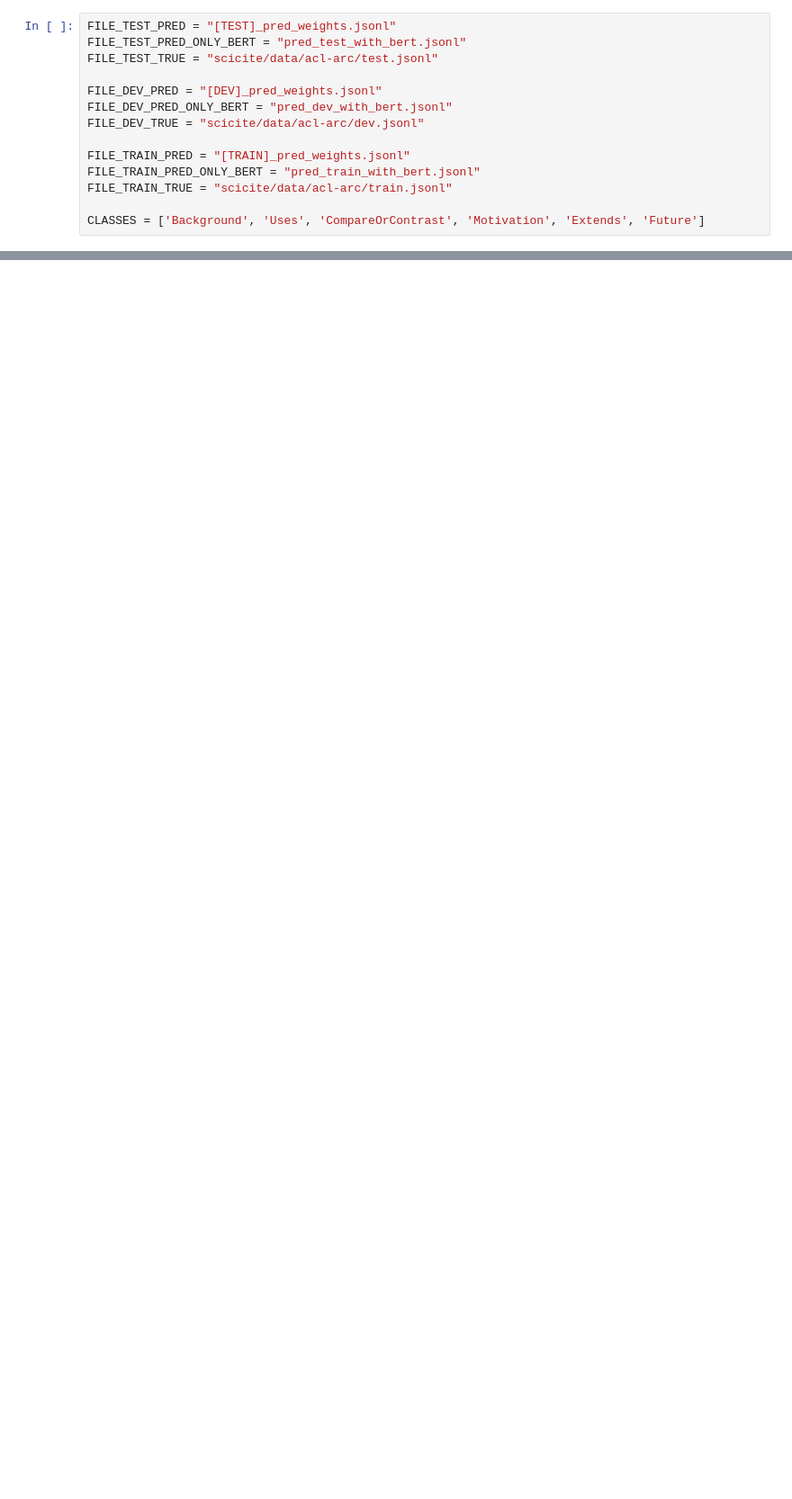
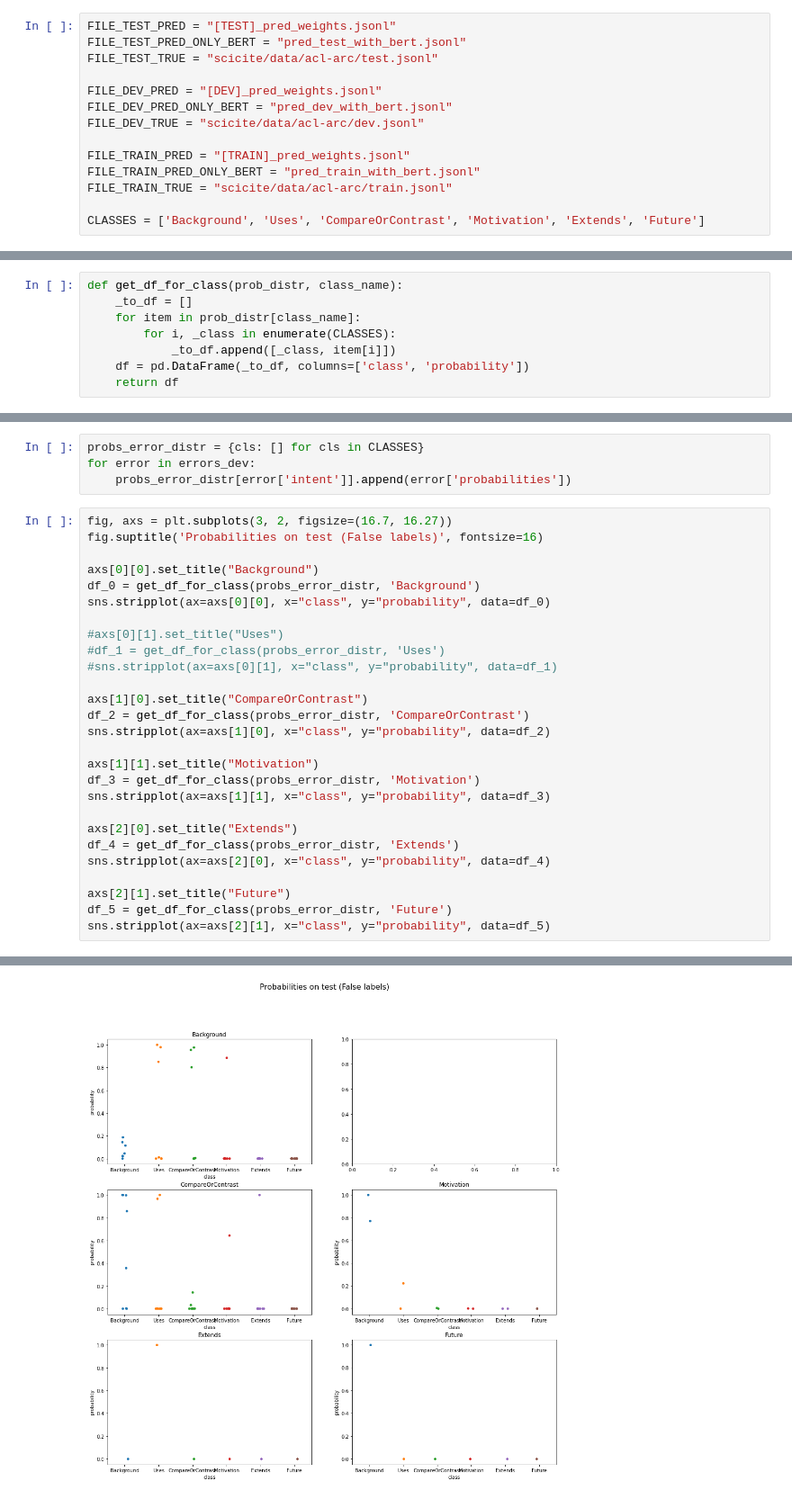
Before and after one commit to se4en/scicite, a Jupyter notebook: errors_analize.ipynb, the cells around one changed output, grey strips where cells are left out. Shown: that part at 90% size. Saved outputs shown, nothing was run; the diff lists cells and outputs as text; blank space fills up the shorter version.

```diff
--- a/errors_analize.ipynb
+++ b/errors_analize.ipynb
@@ -72,0 +136,8 @@ def get_true_examples_patterns(true_file, pred_file)
+# %%
+def get_df_for_class(prob_distr, class_name):
+    _to_df = []
+    for item in prob_distr[class_name]:
+        for i, _class in enumerate(CLASSES):
+            _to_df.append([_class, item[i]])
+    df = pd.DataFrame(_to_df, columns=['class', 'probability'])
+    return df
@@ -72,0 +174,32 @@ def get_true_examples_patterns(true_file, pred_file)
+# %%
+probs_error_distr = {cls: [] for cls in CLASSES}
+for error in errors_dev:
+    probs_error_distr[error['intent']].append(error['probabilities'])
+# %%
+fig, axs = plt.subplots(3, 2, figsize=(16.7, 16.27))
+fig.suptitle('Probabilities on test (False labels)', fontsize=16)
+
+axs[0][0].set_title("Background")
+df_0 = get_df_for_class(probs_error_distr, 'Background')
+sns.stripplot(ax=axs[0][0], x="class", y="probability", data=df_0)
+
+#axs[0][1].set_title("Uses")
+#df_1 = get_df_for_class(probs_error_distr, 'Uses')
+#sns.stripplot(ax=axs[0][1], x="class", y="probability", data=df_1)
+
+axs[1][0].set_title("CompareOrContrast")
+df_2 = get_df_for_class(probs_error_distr, 'CompareOrContrast')
+sns.stripplot(ax=axs[1][0], x="class", y="probability", data=df_2)
+
+axs[1][1].set_title("Motivation")
+df_3 = get_df_for_class(probs_error_distr, 'Motivation')
+sns.stripplot(ax=axs[1][1], x="class", y="probability", data=df_3)
+
+axs[2][0].set_title("Extends")
+df_4 = get_df_for_class(probs_error_distr, 'Extends')
+sns.stripplot(ax=axs[2][0], x="class", y="probability", data=df_4)
+
+axs[2][1].set_title("Future")
+df_5 = get_df_for_class(probs_error_distr, 'Future')
+sns.stripplot(ax=axs[2][1], x="class", y="probability", data=df_5)
+# %% [output]
@@ -72,0 +207 @@ def get_true_examples_patterns(true_file, pred_file)
+[figure, added]
```
Also changed, not shown: parts of 52 cells of this notebook, 4 other files.
